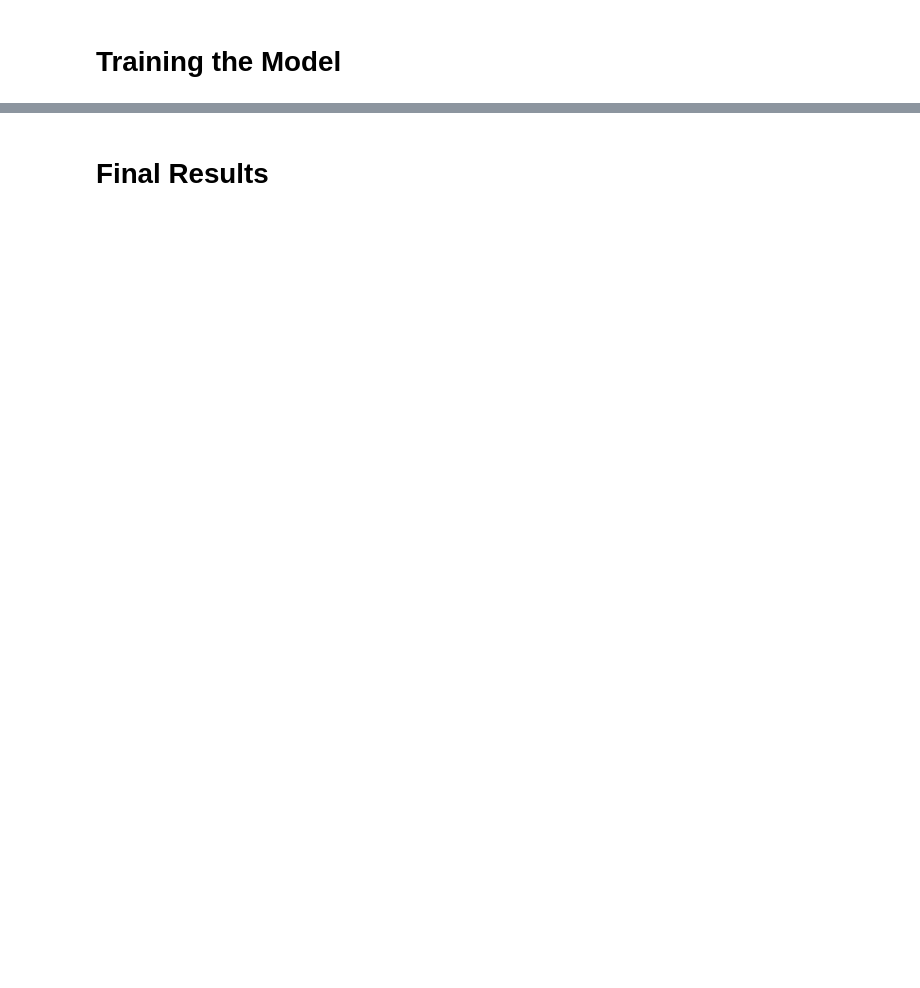
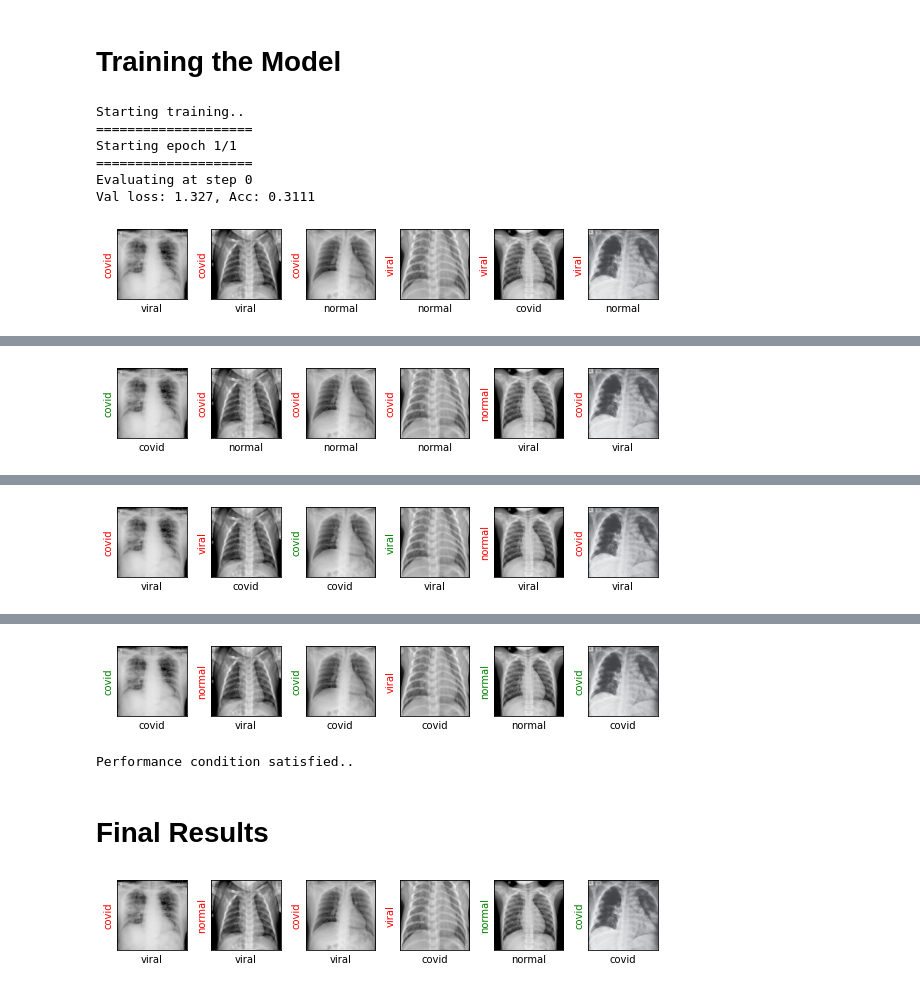
Before and after one commit to VianneyMI/detecting_covid19, a Jupyter notebook: detecting_covid19.ipynb, the cells around one changed output, grey strips where cells are left out. Saved outputs shown, nothing was run; the diff lists cells and outputs as text; code cells hidden in the pictures; blank space fills up the shorter version.

```diff
--- a/detecting_covid19.ipynb
+++ b/detecting_covid19.ipynb
@@ -73,0 +217,3 @@ test_dirs = {
+# %%
+loss_fn = torch.nn.CrossEntropyLoss()
+optimizer = torch.optim.Adam(resnet18.parameters(),lr=3e-5)
@@ -75,0 +280,10 @@ test_dirs = {
+# %%
+train(epochs=1)
+# %% [output]
+Starting training..
+====================
+Starting epoch 1/1
+====================
+Evaluating at step 0
+Val loss: 1.327, Acc: 0.3111
+[figure, added]
@@ -75,0 +292 @@ test_dirs = {
+[figure, added]
@@ -75,0 +295 @@ test_dirs = {
+[figure, added]
@@ -76,2 +298,8 @@ test_dirs = {
+[figure, added]
+Performance condition satisfied..
 # %% [markdown]
 # Final Results
+# %%
+show_preds()
+# %% [output]
+[figure, added]
```
Also changed, not shown: parts of 18 cells of this notebook, 1 other file.
